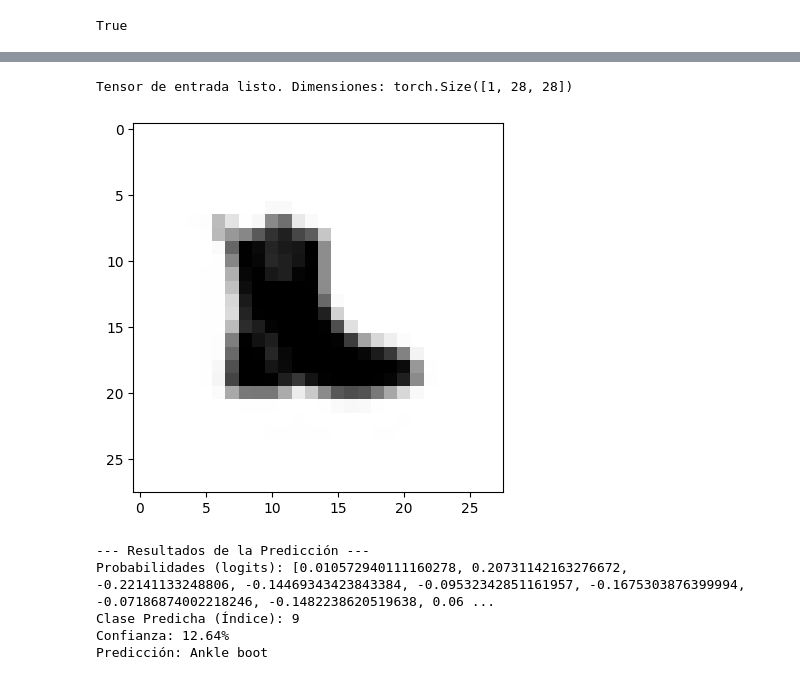
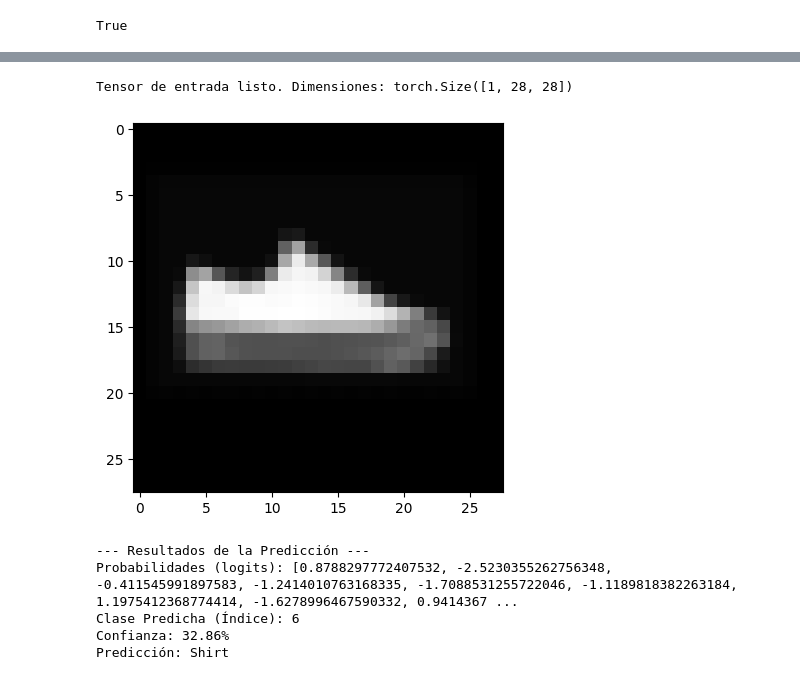
Before and after one commit to Benja2133/Guias-RedesNeuronales, a Jupyter notebook: redes_neuronales_2025_guia_11.ipynb, the cells around one changed output, grey strips where cells are left out. Drawn from its saved outputs; the diff is of its cells as text; code cells hidden in the pictures.

```diff
--- a/redes_neuronales_2025_guia_11.ipynb
+++ b/redes_neuronales_2025_guia_11.ipynb
@@ -470,35 +520,35 @@ torch.Size([1, 28, 28])
 from PIL import Image
 # 1. Definir la ruta de la imagen (ajusta esto si estás en Colab/local)
 # Nota: Si la imagen está guardada en tu entorno de trabajo
-image_path = "bota_28x28.png"
+image_path = "commonsneaker.jpg"
 
 # 2. Definir las transformaciones necesarias
 # Tienes que replicar las transformaciones que usaste en tu dataset de entrenamiento
 transform = transforms.Compose([
     # Asegura que esté en escala de grises (1 canal)
     transforms.Grayscale(num_output_channels=1),
     # Asegura el tamaño (aunque ya sea 28x28)
     transforms.Resize((28, 28)),
     # Convierte la imagen a tensor (el valor va de [0, 255] a [0.0, 1.0])
     transforms.ToTensor(),
 ])
 
 # 3. Cargar y transformar
 try:
     img = Image.open(image_path)
     input_tensor = transform(img)
 
     print(f"Tensor de entrada listo. Dimensiones: {input_tensor.shape}")
 
 except FileNotFoundError:
     print(f"Error: No se encontró el archivo en {image_path}. Asegúrate de guardar la imagen primero.")
 
 
 plt.imshow(input_tensor.squeeze(), cmap='gray')
 plt.show()
 # %% [output]
 Tensor de entrada listo. Dimensiones: torch.Size([1, 28, 28])
-[figure, old version]
+[figure, new version]
 # %%
 model.to(device)
 # Mueve el tensor de entrada al dispositivo
@@ -537,10 +587,10 @@ print(f"Predicción: {label_dict[predicted_class]}")
 #asi que la confiabilidad es basicamente el porcentaje del valor que dio mas alto
 # %% [output]
 --- Resultados de la Predicción ---
-Probabilidades (logits): [0.010572940111160278, 0.20731142163276672, -0.22141133248806, -0.14469343423843384, -0.09532342851161957, -0.1675303876399994, -0.07186874002218246, -0.1482238620519638, 0.06 ...
-Clase Predicha (Índice): 9
-Confianza: 12.64%
-Predicción: Ankle boot
+Probabilidades (logits): [0.8788297772407532, -2.5230355262756348, -0.411545991897583, -1.2414010763168335, -1.7088531255722046, -1.1189818382263184, 1.1975412368774414, -1.6278996467590332, 0.9414367 ...
+Clase Predicha (Índice): 6
+Confianza: 32.86%
+Predicción: Shirt
 # %%
 #5.10)
 plt.xlabel("Epoch")
```
Also changed, not shown: parts of 11 cells of this notebook, 24 other files.
